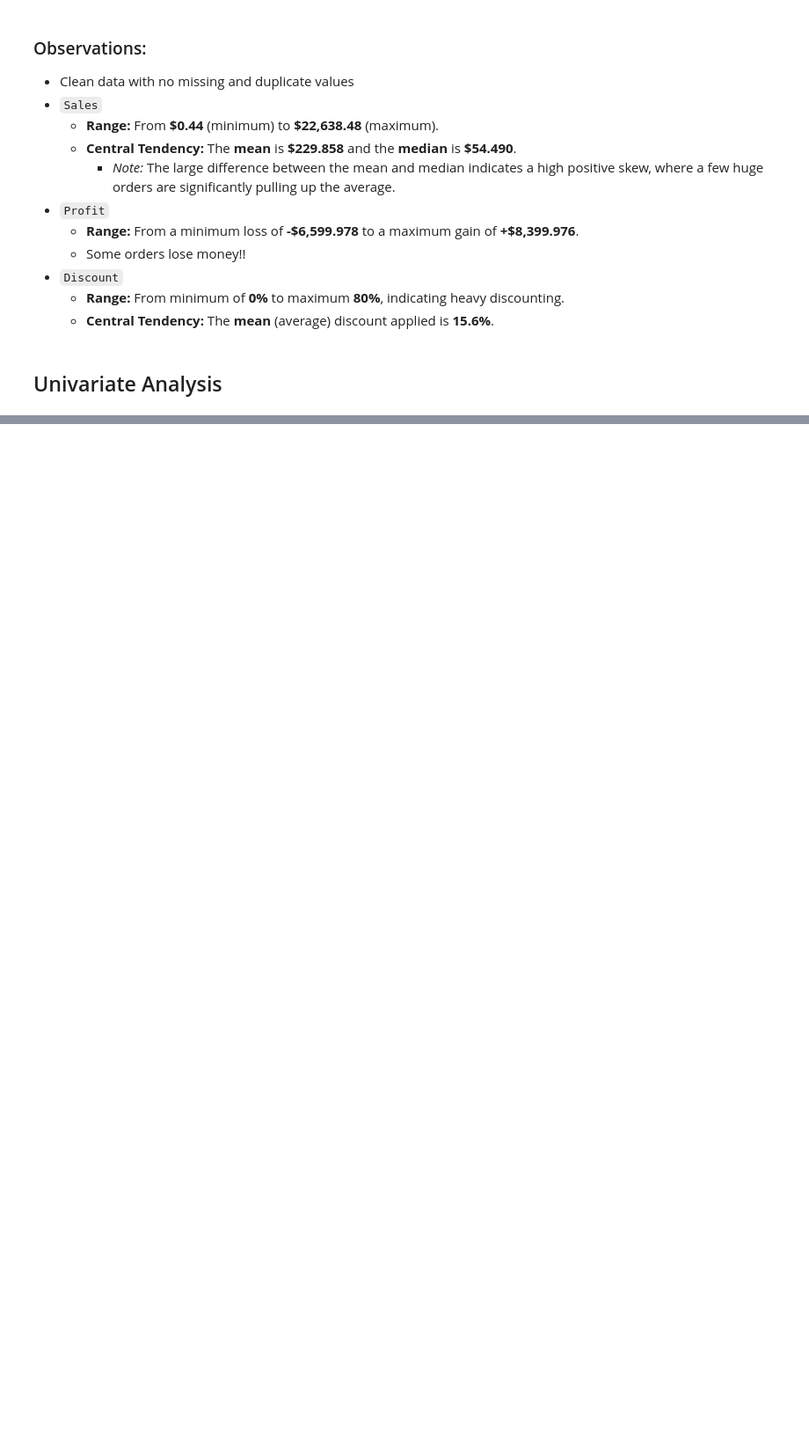
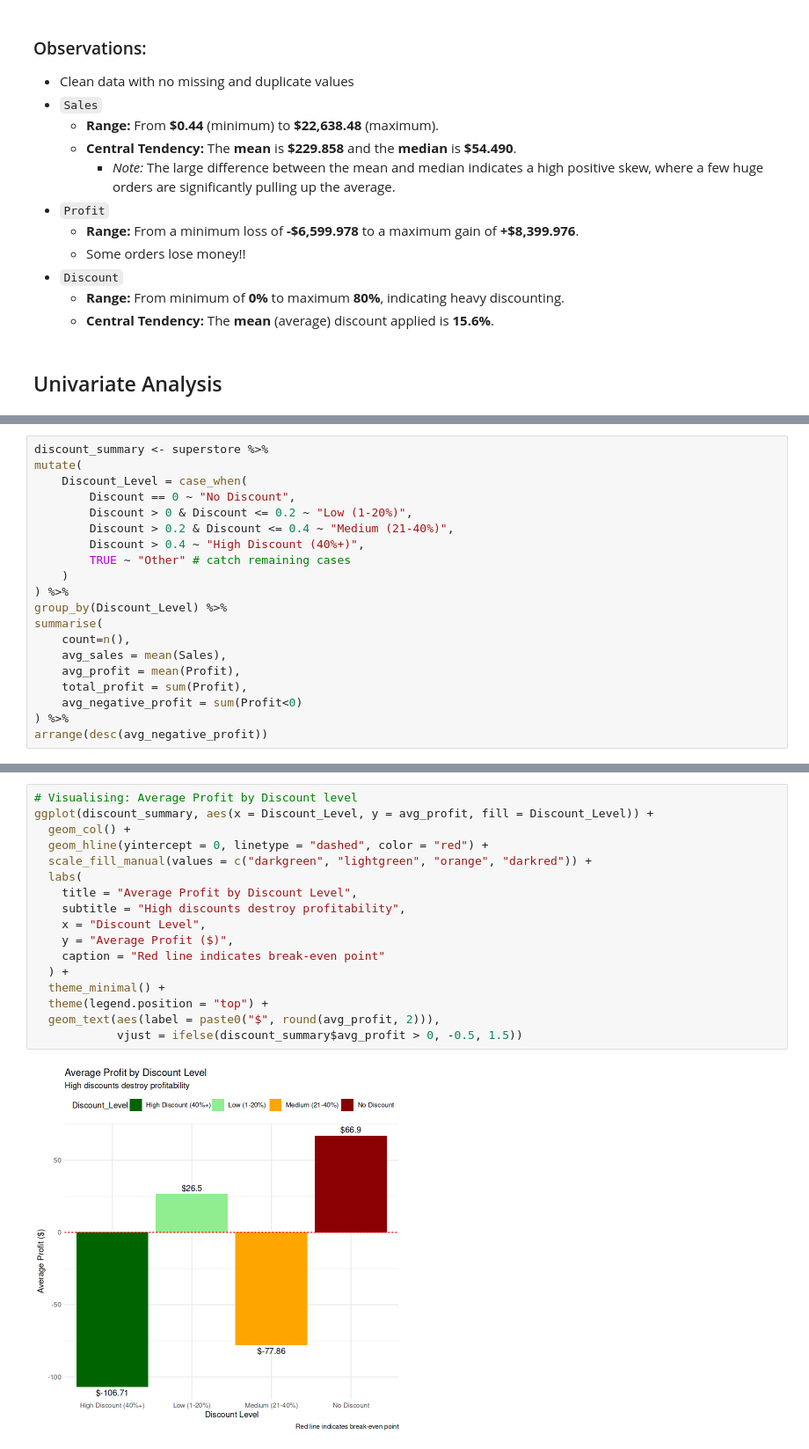
Before and after one commit to pawanU03/EDA-Superstore, a Jupyter notebook: superstore_eda.ipynb, the cells around one changed output, grey strips where cells are left out. Shown: that part at 88% size. Drawn from its saved outputs; the diff is of its cells as text; blank space fills up the shorter version.

```diff
--- a/superstore_eda.ipynb
+++ b/superstore_eda.ipynb
@@ -81,0 +228,20 @@ table(superstore$`Ship Mode`)
+# %%
+discount_summary <- superstore %>%
+mutate(
+    Discount_Level = case_when(
+        Discount == 0 ~ "No Discount",
+        Discount > 0 & Discount <= 0.2 ~ "Low (1-20%)",
+        Discount > 0.2 & Discount <= 0.4 ~ "Medium (21-40%)",
+        Discount > 0.4 ~ "High Discount (40%+)",
+        TRUE ~ "Other" # catch remaining cases
+    )
+) %>%
+group_by(Discount_Level) %>%
+summarise(
+    count=n(),
+    avg_sales = mean(Sales),
+    avg_profit = mean(Profit),
+    total_profit = sum(Profit),
+    avg_negative_profit = sum(Profit<0)
+) %>%
+arrange(desc(avg_negative_profit))
@@ -81,0 +258,19 @@ table(superstore$`Ship Mode`)
+# %%
+# Visualising: Average Profit by Discount level
+ggplot(discount_summary, aes(x = Discount_Level, y = avg_profit, fill = Discount_Level)) +
+  geom_col() +
+  geom_hline(yintercept = 0, linetype = "dashed", color = "red") +
+  scale_fill_manual(values = c("darkgreen", "lightgreen", "orange", "darkred")) +
+  labs(
+    title = "Average Profit by Discount Level",
+    subtitle = "High discounts destroy profitability",
+    x = "Discount Level",
+    y = "Average Profit ($)",
+    caption = "Red line indicates break-even point"
+  ) +
+  theme_minimal() +
+  theme(legend.position = "top") +
+  geom_text(aes(label = paste0("$", round(avg_profit, 2))),
+            vjust = ifelse(discount_summary$avg_profit > 0, -0.5, 1.5))
+# %% [output]
+[figure, added]
```
Also changed, not shown: parts of 22 cells of this notebook.
